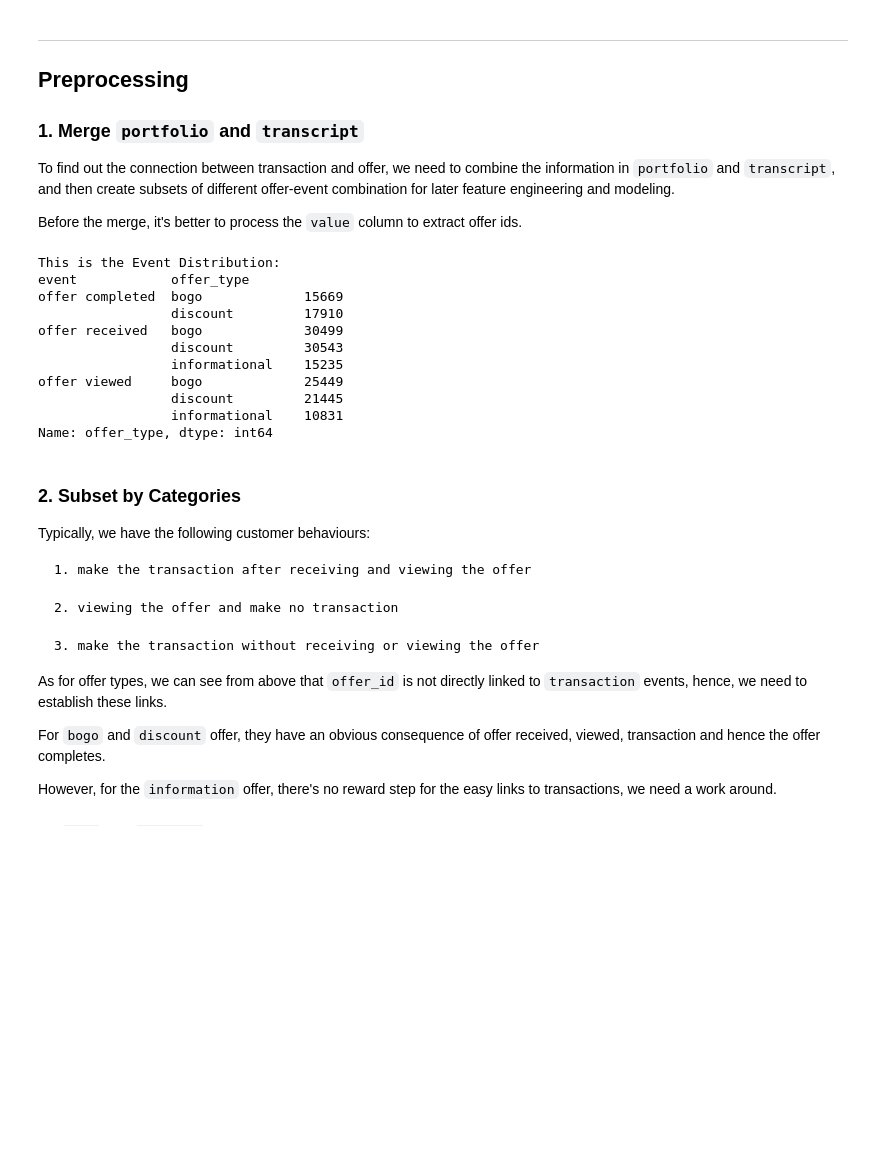
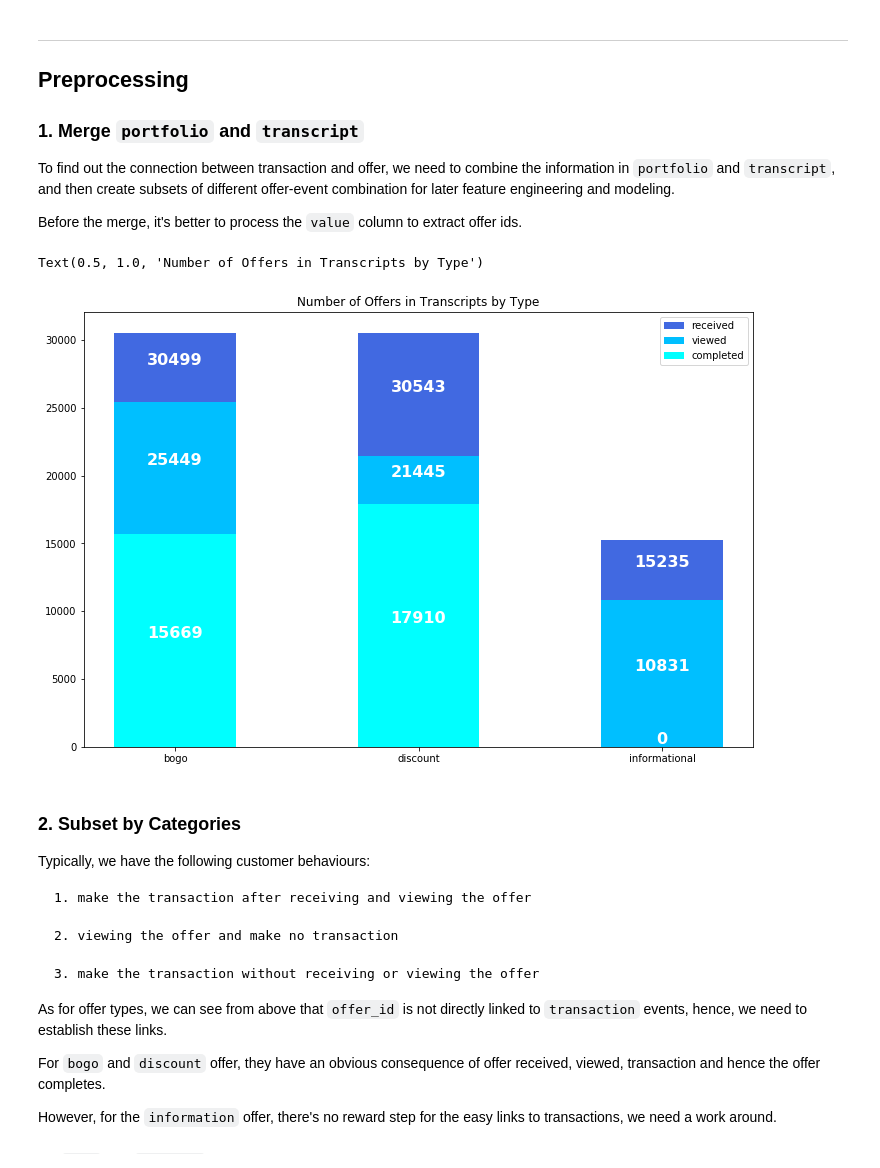
Before and after one commit to EraYJS/starbucks_capstone, a Jupyter notebook: Starbucks_Capstone_notebook.ipynb, the cells around one changed output. Cells and saved outputs as stored; diff of their text form; code cells hidden in the pictures; blank space fills up the shorter version.

```diff
--- a/Starbucks_Capstone_notebook.ipynb
+++ b/Starbucks_Capstone_notebook.ipynb
@@ -278,21 +320,52 @@ transcript = transcript.merge(portfolio,
                               how='left',
                               left_on='offer_id',
                               right_on='id')
-# %%
-print(f"This is the Event Distribution:\n"
-      f"{transcript.groupby(['event', 'offer_type'])['offer_type'].count()}")
-# %% [output]
-This is the Event Distribution:
-event            offer_type
-offer completed  bogo             15669
-                 discount         17910
-offer received   bogo             30499
-                 discount         30543
-                 informational    15235
-offer viewed     bogo             25449
-                 discount         21445
-                 informational    10831
-Name: offer_type, dtype: int64
+# %%
+# plot merged dataset offer types
+offer_cnt = transcript.groupby(['event', 'offer_type'])['offer_type'].count()
+complete_cnt = [offer_cnt[0], offer_cnt[1], 0]
+receive_cnt = offer_cnt[2:5]
+view_cnt = offer_cnt[5:]
+
+x = ['bogo', 'discount', 'informational']
+
+plt.figure(figsize=(12, 8))
+
+ax1 = plt.bar(x, receive_cnt, width=0.5, color='royalblue',
+              label='received', align='center')
+ax2 = plt.bar(x, view_cnt, width=0.5, color='deepskyblue',
+              label='viewed', align='center')
+ax3 = plt.bar(x, complete_cnt, width=0.5, color='aqua',
+              label='completed', align='center')
+
+for r1, r2, r3 in zip(ax3, ax2, ax1):
+    h1 = r1.get_height()
+    h2 = r2.get_height()
+    h3 = r3.get_height()
+
+    plt.text(r1.get_x() + r1.get_width() / 2.,
+             h1 / 2.,
+             "%d" % h1,
+             ha="center", va="bottom", color="white",
+             fontsize=16, fontweight="bold")
+
+    plt.text(r2.get_x() + r2.get_width() / 2.,
+             h1 + (h2 - h1) / 2.,
+             "%d" % h2,
+             ha="center", va="bottom", color="white",
+             fontsize=16, fontweight="bold")
+
+    plt.text(r3.get_x() + r3.get_width() / 2.,
+             h2 + (h3 - h2) / 2.,
+             "%d" % h3,
+             ha="center", va="bottom", color="white",
+             fontsize=16, fontweight="bold")
+
+plt.legend(loc='upper right')
+plt.title('Number of Offers in Transcripts by Type')
+# %% [output]
+Text(0.5, 1.0, 'Number of Offers in Transcripts by Type')
+[figure, added]
 # %% [markdown]
 ### 2. Subset by Categories
 
```
Also changed, not shown: parts of 11 cells of this notebook.
